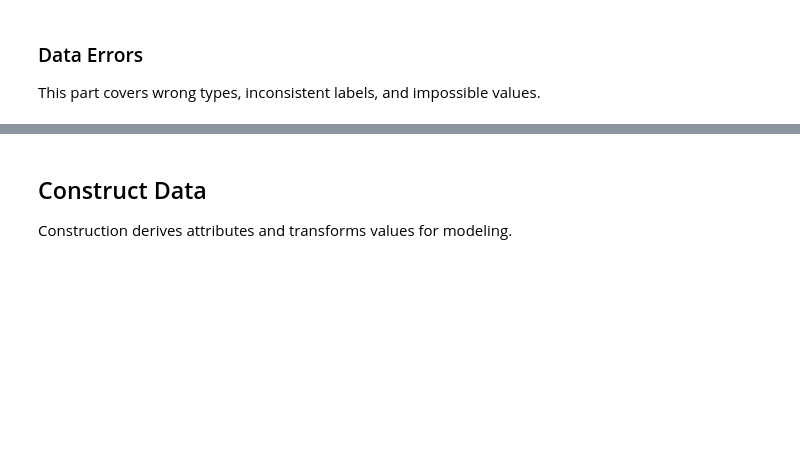
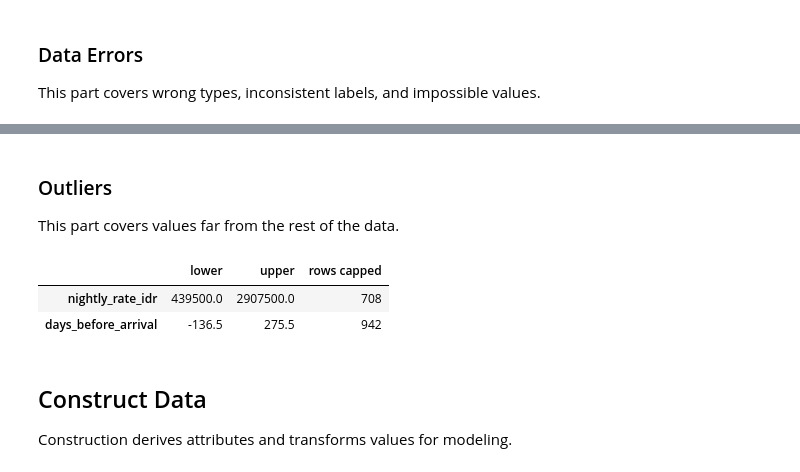
Before and after one commit to buege-putra/IF3170_G23_NoName, a Jupyter notebook: notebook.ipynb, the cells around one changed output, grey strips where cells are left out. Saved outputs shown, nothing was run; the diff lists cells and outputs as text; code cells hidden in the pictures; blank space fills up the shorter version.

Commit message:
feat(data-preparation): select & clean data

```diff
--- a/notebook.ipynb
+++ b/notebook.ipynb
@@ -426,0 +574,8 @@ This part covers values far from the rest of the data.
+# %%
+def drop_duplicates(X, y):
+    keep = ~pd.concat([X, y], axis=1).duplicated()
+    return X[keep].copy(), y[keep].copy()
+
+before = len(X_train)
+X_train, y_train = drop_duplicates(X_train, y_train)
+print('duplicates removed from the training split:', before - len(X_train))
@@ -430,0 +605,17 @@ This part covers wrong types, inconsistent labels, and impossible values.
+# %%
+def impute(fit, frames, columns, strategy='median'):
+    columns = as_list(columns)
+    imputer = SimpleImputer(strategy=strategy).fit(fit[columns])
+
+    for frame in frames:
+        frame[columns] = imputer.transform(frame[columns])
+
+    return imputer
+
+frames = [X_train, X_val, X_test]
+
+numeric_imputer = impute(X_train, frames, NUMERIC_FEATURES, 'median')
+categorical_imputer = impute(X_train, frames, CFG.CATEGORICAL, 'most_frequent')
+
+pd.Series(dict(zip(NUMERIC_FEATURES + CFG.CATEGORICAL,
+                   list(numeric_imputer.statistics_) + list(categorical_imputer.statistics_))))
@@ -431,3 +641,26 @@ This part covers wrong types, inconsistent labels, and impossible values.
+# %% [markdown]
+### Outliers
+
+This part covers values far from the rest of the data.
+# %%
+def cap_outliers(fit, frames, columns, factor=1.5):
+    columns = as_list(columns)
+    q1, q3 = fit[columns].quantile(0.25), fit[columns].quantile(0.75)
+    lower, upper = q1 - factor * (q3 - q1), q3 + factor * (q3 - q1)
+
+    for frame in frames:
+        frame[columns] = frame[columns].clip(lower, upper, axis=1)
+
+    return lower, upper
+
+CAP_COLUMNS = ['nightly_rate_idr', 'days_before_arrival']
+lower, upper = cap_outliers(X_train, frames, CAP_COLUMNS)
+
+pd.DataFrame({'lower': lower, 'upper': upper, 'rows capped': (X_train[CAP_COLUMNS] == upper).sum()})
+# %% [output]
+|  | lower | upper | rows capped |
+| nightly_rate_idr | 439500.0 | 2907500.0 | 708 |
+| days_before_arrival | -136.5 | 275.5 | 942 |
 # %% [markdown]
 ## Construct Data
 
```
Also changed, not shown: parts of 30 cells of this notebook.
